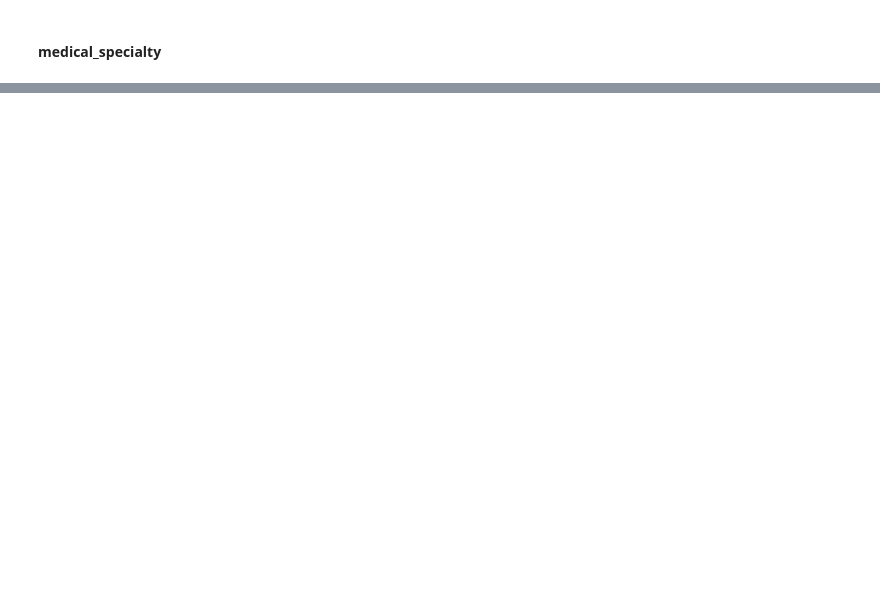
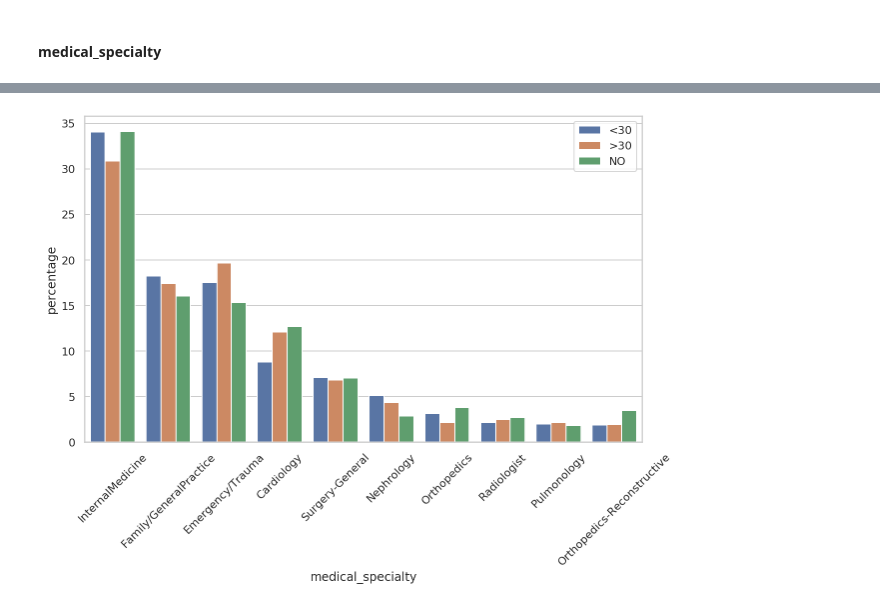
Before and after one commit to pmacinec/diabetes-patients-readmissions-prediction, a Jupyter notebook: notebooks/0_data_analysis.ipynb, the cells around one changed output, grey strips where cells are left out. Saved outputs shown, nothing was run; the diff lists cells and outputs as text; code cells hidden in the pictures; blank space fills up the shorter version.

```diff
--- a/notebooks/0_data_analysis.ipynb
+++ b/notebooks/0_data_analysis.ipynb
@@ -392,0 +406,4 @@ kdeplot_per_classes(df, 'time_in_hospital', 'readmitted')
+# %%
+barplot_per_classes(df, 'medical_specialty', 'readmitted', ticks_rotation=45 ,topn=10)
+# %% [output]
+[figure, added]
```
Also changed, not shown: parts of 26 cells of this notebook.
